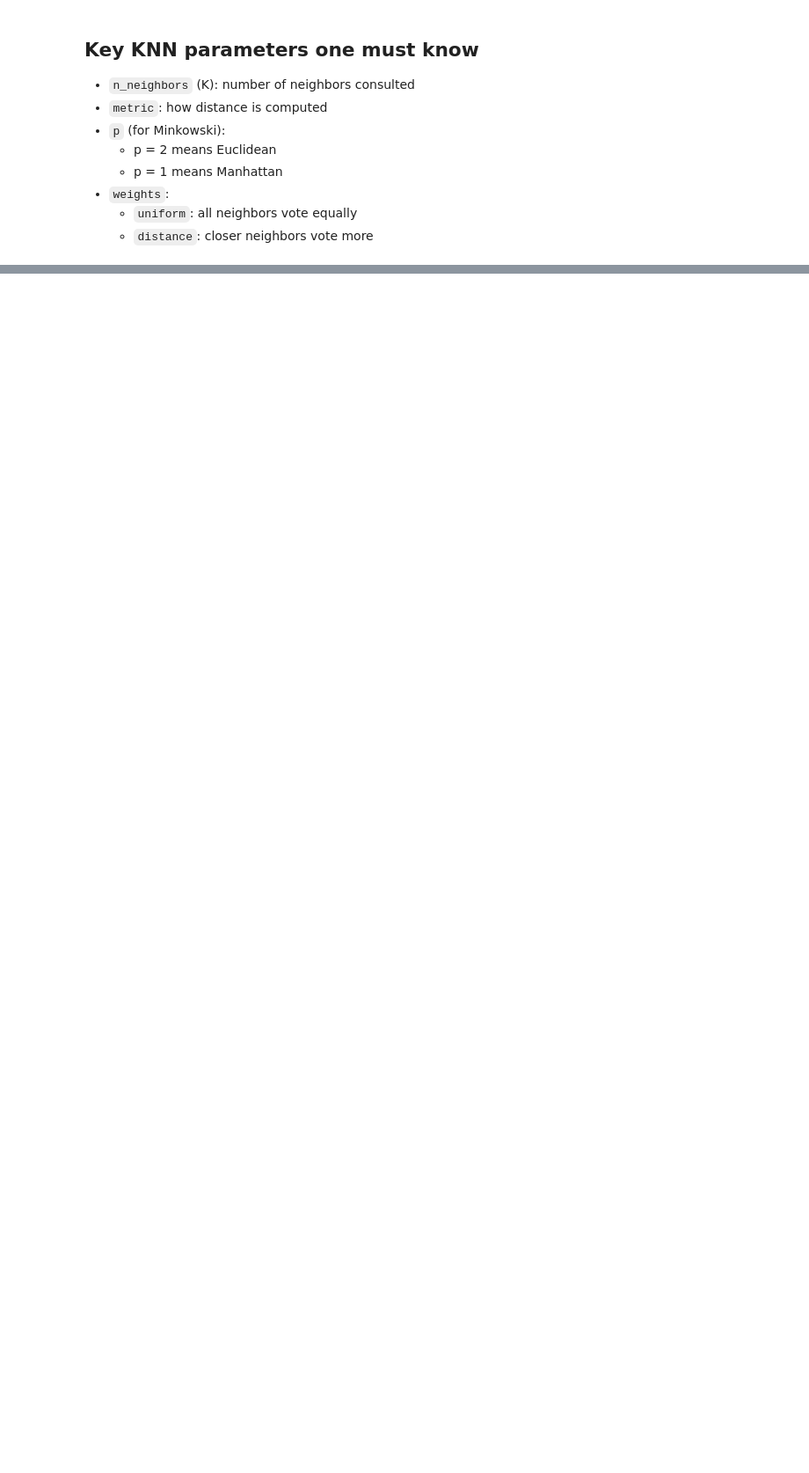
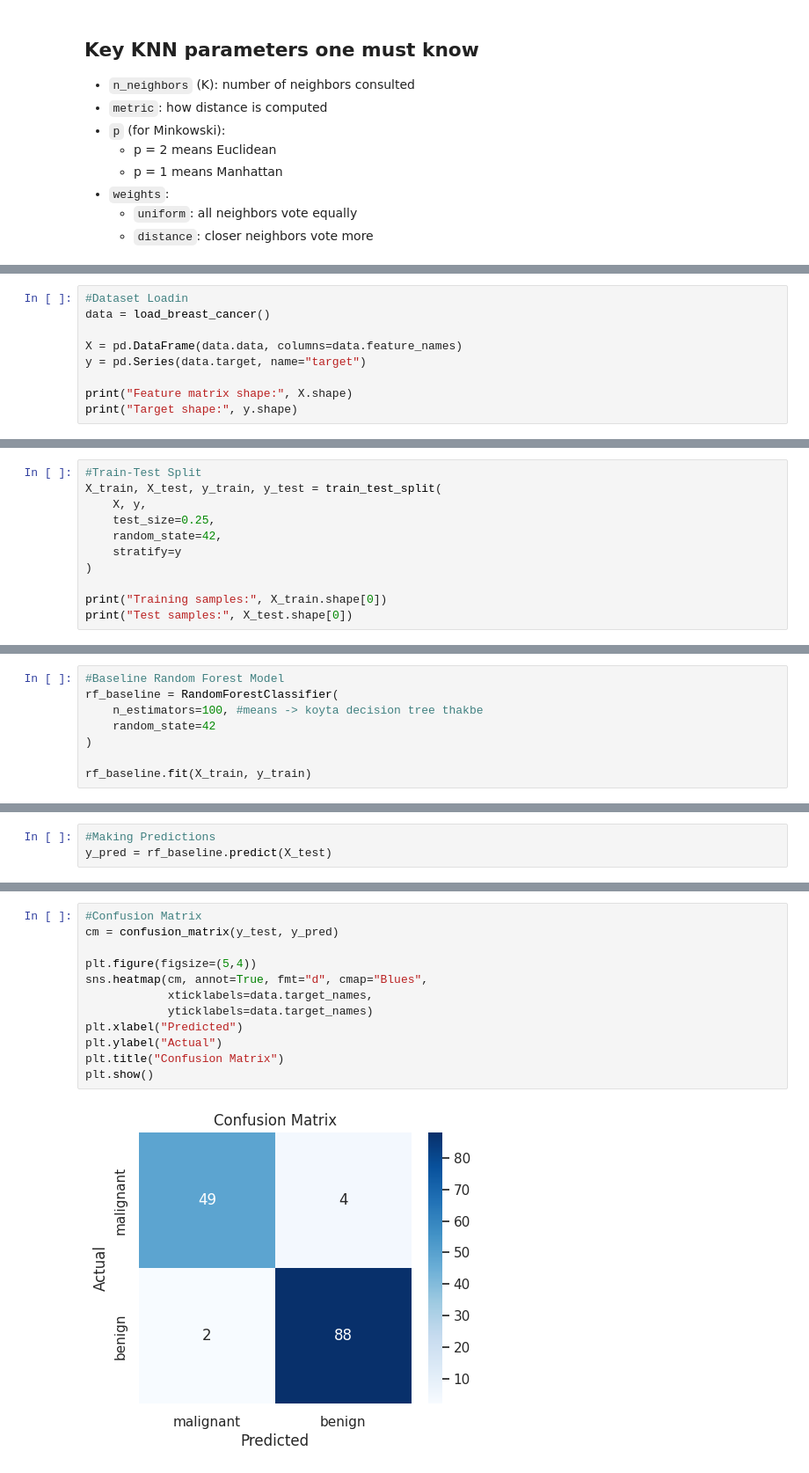
Before and after one commit to iamnaymur/ml_meta_learning, a Jupyter notebook: week05_advanced_supervised_learning.ipynb, the cells around one changed output, grey strips where cells are left out. Shown at 88% size. Cells and saved outputs as stored; diff of their text form; blank space fills up the shorter version.

Commit message:
done till the random forest module classifier part and the regression part is given on the practice task

```diff
--- a/week05_advanced_supervised_learning.ipynb
+++ b/week05_advanced_supervised_learning.ipynb
@@ -608,0 +646,9 @@ weighted avg       1.00      1.00      1.00        45
+# %%
+#Dataset Loadin
+data = load_breast_cancer()
+
+X = pd.DataFrame(data.data, columns=data.feature_names)
+y = pd.Series(data.target, name="target")
+
+print("Feature matrix shape:", X.shape)
+print("Target shape:", y.shape)
@@ -608,0 +676,11 @@ weighted avg       1.00      1.00      1.00        45
+# %%
+#Train-Test Split
+X_train, X_test, y_train, y_test = train_test_split(
+    X, y,
+    test_size=0.25,
+    random_state=42,
+    stratify=y
+)
+
+print("Training samples:", X_train.shape[0])
+print("Test samples:", X_test.shape[0])
@@ -608,0 +696,8 @@ weighted avg       1.00      1.00      1.00        45
+# %%
+#Baseline Random Forest Model
+rf_baseline = RandomForestClassifier(
+    n_estimators=100, #means -> koyta decision tree thakbe
+    random_state=42
+)
+
+rf_baseline.fit(X_train, y_train)
@@ -608,0 +709,3 @@ weighted avg       1.00      1.00      1.00        45
+# %%
+#Making Predictions
+y_pred = rf_baseline.predict(X_test)
@@ -608,0 +747,14 @@ weighted avg       1.00      1.00      1.00        45
+# %%
+#Confusion Matrix
+cm = confusion_matrix(y_test, y_pred)
+
+plt.figure(figsize=(5,4))
+sns.heatmap(cm, annot=True, fmt="d", cmap="Blues",
+            xticklabels=data.target_names,
+            yticklabels=data.target_names)
+plt.xlabel("Predicted")
+plt.ylabel("Actual")
+plt.title("Confusion Matrix")
+plt.show()
+# %% [output]
+[figure, added]
```
Also changed, not shown: parts of 32 cells of this notebook.
